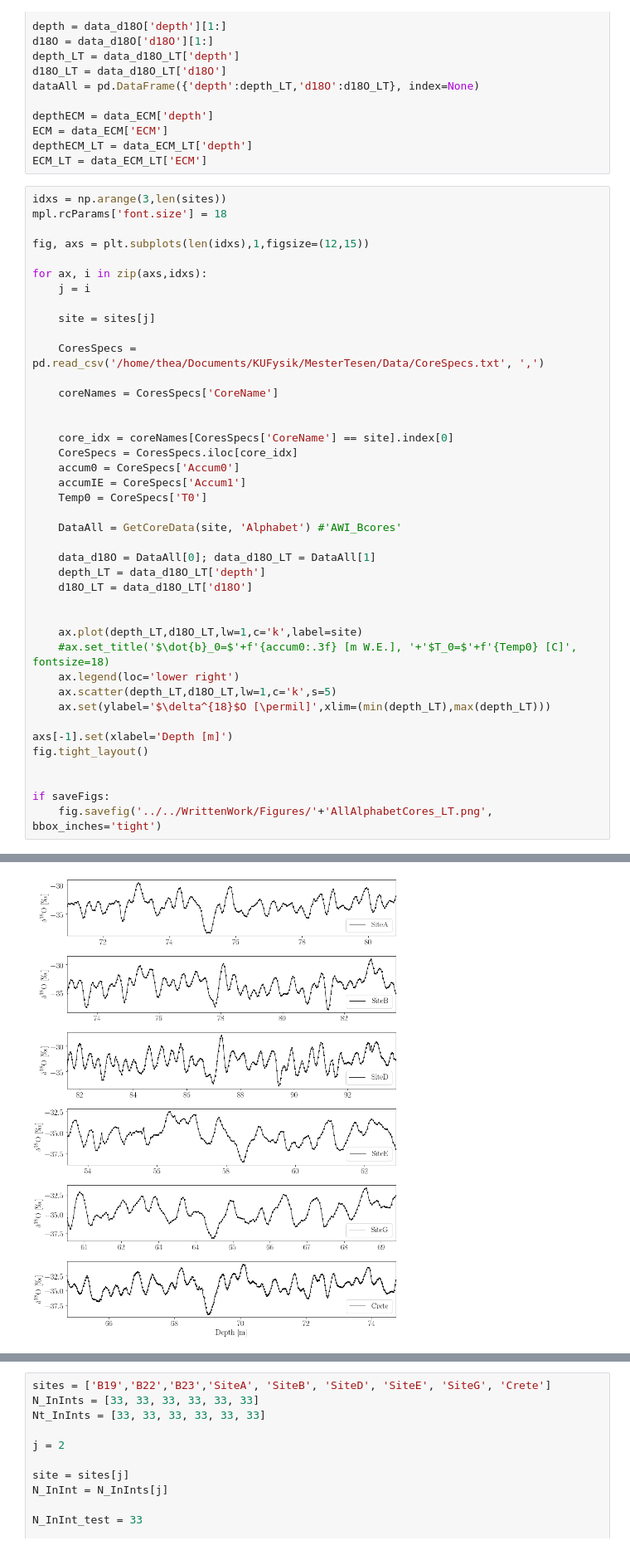
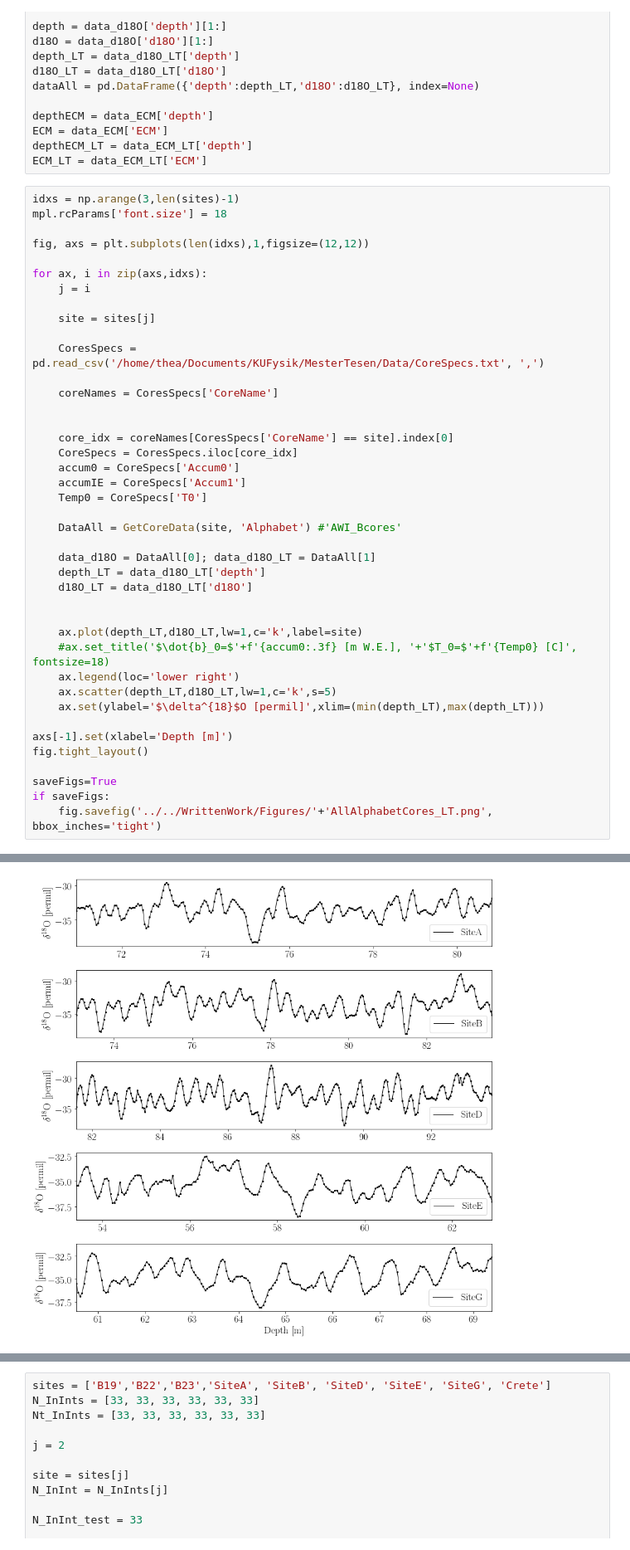
Before and after one commit to TheaQG/AWI_Bcores_Analysis, a Jupyter notebook: Code_For_Figures/Figures3_Data.ipynb, the cells around one changed output, grey strips where cells are left out. Shown at 83% size. Cells and saved outputs as stored; diff of their text form.

Commit message:
Figure creation of final figures.

```diff
--- a/Code_For_Figures/Figures3_Data.ipynb
+++ b/Code_For_Figures/Figures3_Data.ipynb
@@ -90,10 +142,10 @@ ECM = data_ECM['ECM']
 depthECM_LT = data_ECM_LT['depth']
 ECM_LT = data_ECM_LT['ECM']
 # %%
-idxs = np.arange(3,len(sites))
+idxs = np.arange(3,len(sites)-1)
 mpl.rcParams['font.size'] = 18
 
-fig, axs = plt.subplots(len(idxs),1,figsize=(12,15))
+fig, axs = plt.subplots(len(idxs),1,figsize=(12,12))
 
 for ax, i in zip(axs,idxs):
     j = i
@@ -122,12 +174,12 @@ for ax, i in zip(axs,idxs):
     #ax.set_title('$\dot{b}_0=$'+f'{accum0:.3f} [m W.E.], '+'$T_0=$'+f'{Temp0} [C]', fontsize=18)
     ax.legend(loc='lower right')
     ax.scatter(depth_LT,d18O_LT,lw=1,c='k',s=5)
-    ax.set(ylabel='$\delta^{18}$O [\permil]',xlim=(min(depth_LT),max(depth_LT)))
+    ax.set(ylabel='$\delta^{18}$O [permil]',xlim=(min(depth_LT),max(depth_LT)))
 
 axs[-1].set(xlabel='Depth [m]')
 fig.tight_layout()
 
-
+saveFigs=True
 if saveFigs:
     fig.savefig('../../WrittenWork/Figures/'+'AllAlphabetCores_LT.png', bbox_inches='tight')
 # %% [output]
@@ -135,2 +186,2 @@ No ECM file found, setting empty df instead
-[figure, old version]
+[figure, new version]
 # %%
```
Also changed, not shown: parts of 3 cells of this notebook, 7 other files.
